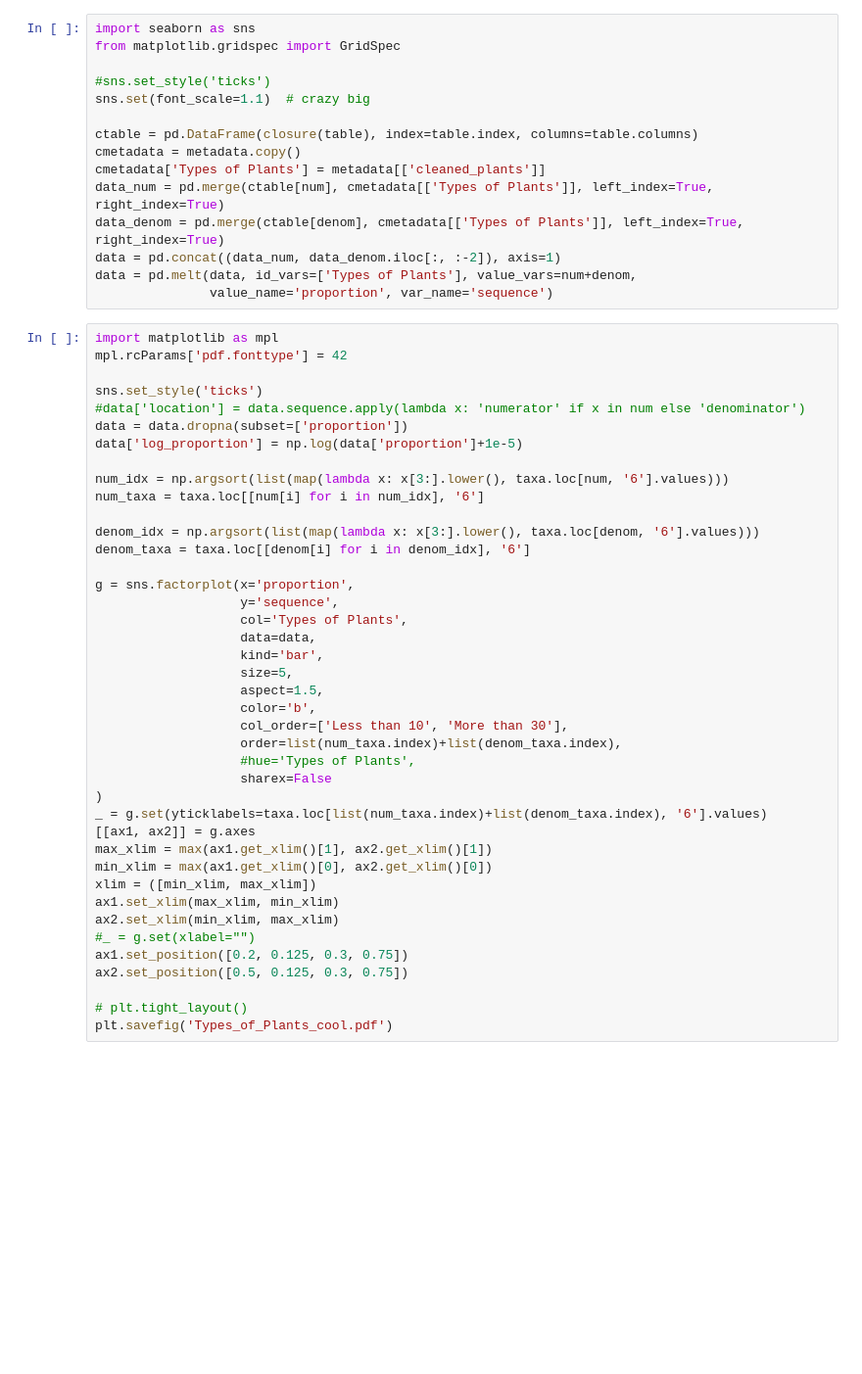
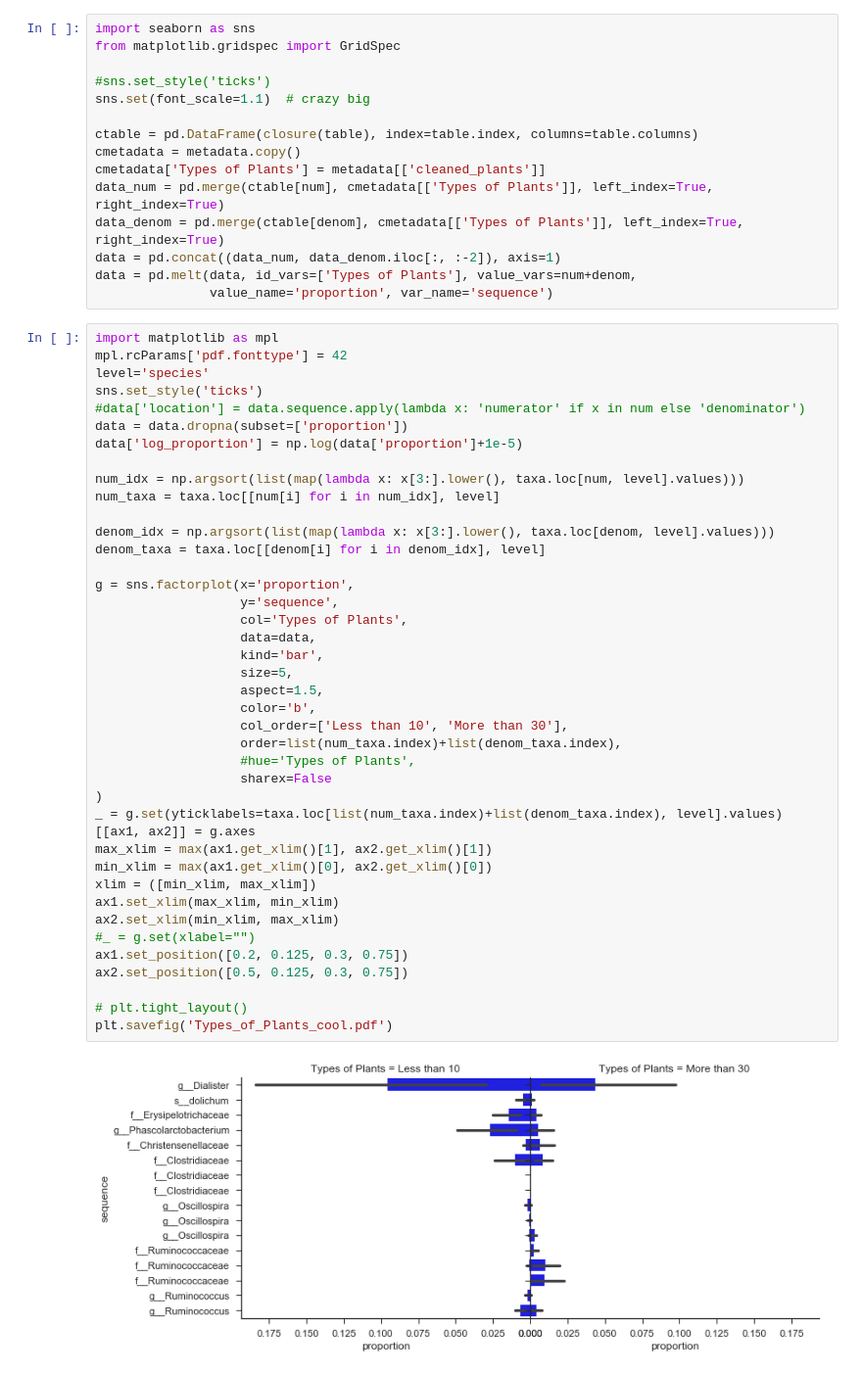
Before and after one commit to knightlab-analyses/american-gut-analyses, a Jupyter notebook: ipynb/types-of-plants.ipynb, the cells around one changed output. Shown at 98% size. Drawn from its saved outputs; the diff is of its cells as text; blank space fills up the shorter version.

```diff
--- a/ipynb/types-of-plants.ipynb
+++ b/ipynb/types-of-plants.ipynb
@@ -195,41 +201,43 @@ data = pd.melt(data, id_vars=['Types of Plants'], value_vars=num+denom,
 # %%
 import matplotlib as mpl
 mpl.rcParams['pdf.fonttype'] = 42
-
+level='species'
 sns.set_style('ticks')
 #data['location'] = data.sequence.apply(lambda x: 'numerator' if x in num else 'denominator')
 data = data.dropna(subset=['proportion'])
 data['log_proportion'] = np.log(data['proportion']+1e-5)
 
-num_idx = np.argsort(list(map(lambda x: x[3:].lower(), taxa.loc[num, '6'].values)))
-num_taxa = taxa.loc[[num[i] for i in num_idx], '6']
+num_idx = np.argsort(list(map(lambda x: x[3:].lower(), taxa.loc[num, level].values)))
+num_taxa = taxa.loc[[num[i] for i in num_idx], level]
 
-denom_idx = np.argsort(list(map(lambda x: x[3:].lower(), taxa.loc[denom, '6'].values)))
-denom_taxa = taxa.loc[[denom[i] for i in denom_idx], '6']
+denom_idx = np.argsort(list(map(lambda x: x[3:].lower(), taxa.loc[denom, level].values)))
+denom_taxa = taxa.loc[[denom[i] for i in denom_idx], level]
 
 g = sns.factorplot(x='proportion',
                    y='sequence',
                    col='Types of Plants',
                    data=data,
                    kind='bar',
                    size=5,
                    aspect=1.5,
                    color='b',
                    col_order=['Less than 10', 'More than 30'],
                    order=list(num_taxa.index)+list(denom_taxa.index),
                    #hue='Types of Plants',
                    sharex=False
 )
-_ = g.set(yticklabels=taxa.loc[list(num_taxa.index)+list(denom_taxa.index), '6'].values)
+_ = g.set(yticklabels=taxa.loc[list(num_taxa.index)+list(denom_taxa.index), level].values)
 [[ax1, ax2]] = g.axes
 max_xlim = max(ax1.get_xlim()[1], ax2.get_xlim()[1])
 min_xlim = max(ax1.get_xlim()[0], ax2.get_xlim()[0])
 xlim = ([min_xlim, max_xlim])
 ax1.set_xlim(max_xlim, min_xlim)
 ax2.set_xlim(min_xlim, max_xlim)
 #_ = g.set(xlabel="")
 ax1.set_position([0.2, 0.125, 0.3, 0.75])
 ax2.set_position([0.5, 0.125, 0.3, 0.75])
 
 # plt.tight_layout()
 plt.savefig('Types_of_Plants_cool.pdf')
+# %% [output]
+[figure, added]
```
Also changed, not shown: parts of 17 cells of this notebook.
